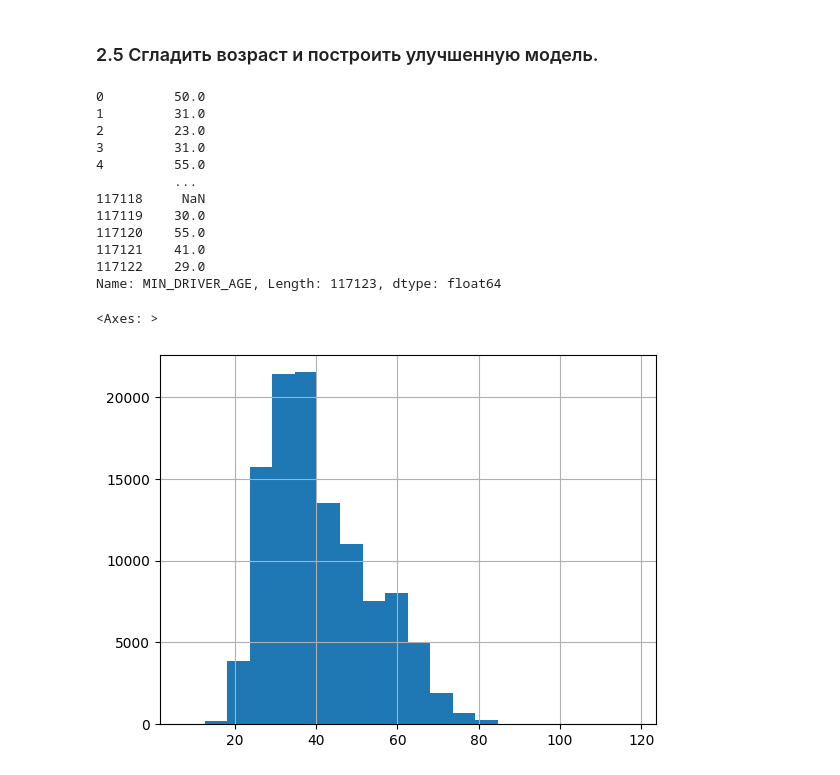
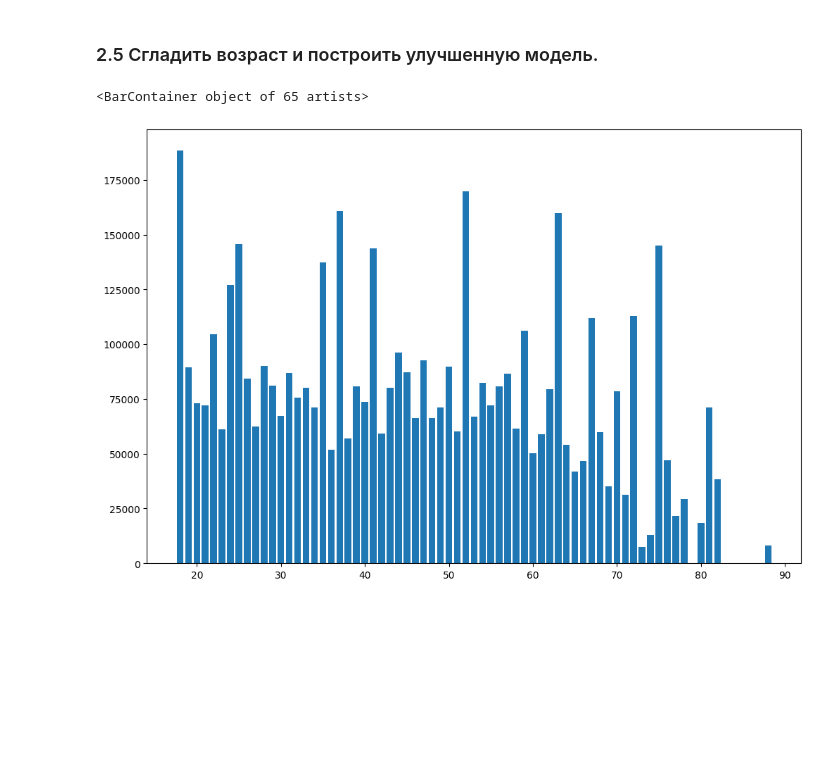
Before and after one commit to antroped/BDAktuarki, a Jupyter notebook: 167.ipynb, the cells around one changed output. Saved outputs shown, nothing was run; the diff lists cells and outputs as text; code cells hidden in the pictures; blank space fills up the shorter version.

```diff
--- a/167.ipynb
+++ b/167.ipynb
@@ -749,24 +746,21 @@ print(f'Кол-во уникальных значений в сумме выпл
 # print(res.summary())
 # %% [markdown]
 ### 2.5	Сгладить возраст и построить улучшенную модель.
-# %%
-df = pd.read_csv('final_df.csv')
-df['MIN_DRIVER_AGE']
-# %% [output]
-0         50.0
-1         31.0
-2         23.0
-3         31.0
-4         55.0
-          ...
-117118     NaN
-117119    30.0
-117120    55.0
-117121    41.0
-117122    29.0
-Name: MIN_DRIVER_AGE, Length: 117123, dtype: float64
-# %%
-df['MIN_DRIVER_AGE']
-# %% [output]
-<Axes: >
-[figure, removed]
+# %%
+df = pd.read_csv('final_df_severity.csv').drop(['Unnamed: 0'], axis=1)
+df_wo_targ = df.drop(['PAY_AMT_sum'], axis=1)
+train = df_wo_targ['sample'] == 'TRAIN'
+valid = df_wo_targ['sample'] == 'VALID'
+test = df_wo_targ['sample'] == 'TEST'
+
+X_train, X_valid, X_test = df_wo_targ[train], df_wo_targ[valid], df_wo_targ[test]
+y_train, y_valid, y_test = df[train]['PAY_AMT_sum'], df[valid]['PAY_AMT_sum'], df[test]['PAY_AMT_sum']
+# %%
+# Посмотрим на распределение средней выплаты по возрасту
+group = df[train][['MIN_DRIVER_AGE', 'PAY_AMT_sum']].groupby('MIN_DRIVER_AGE').mean()
+
+plt.figure(figsize=(12, 8), dpi=100)
+plt.bar(group.index, group['PAY_AMT_sum'])
+# %% [output]
+<BarContainer object of 65 artists>
+[figure, added]
```
Also changed, not shown: parts of 11 cells of this notebook, 6 other files.
